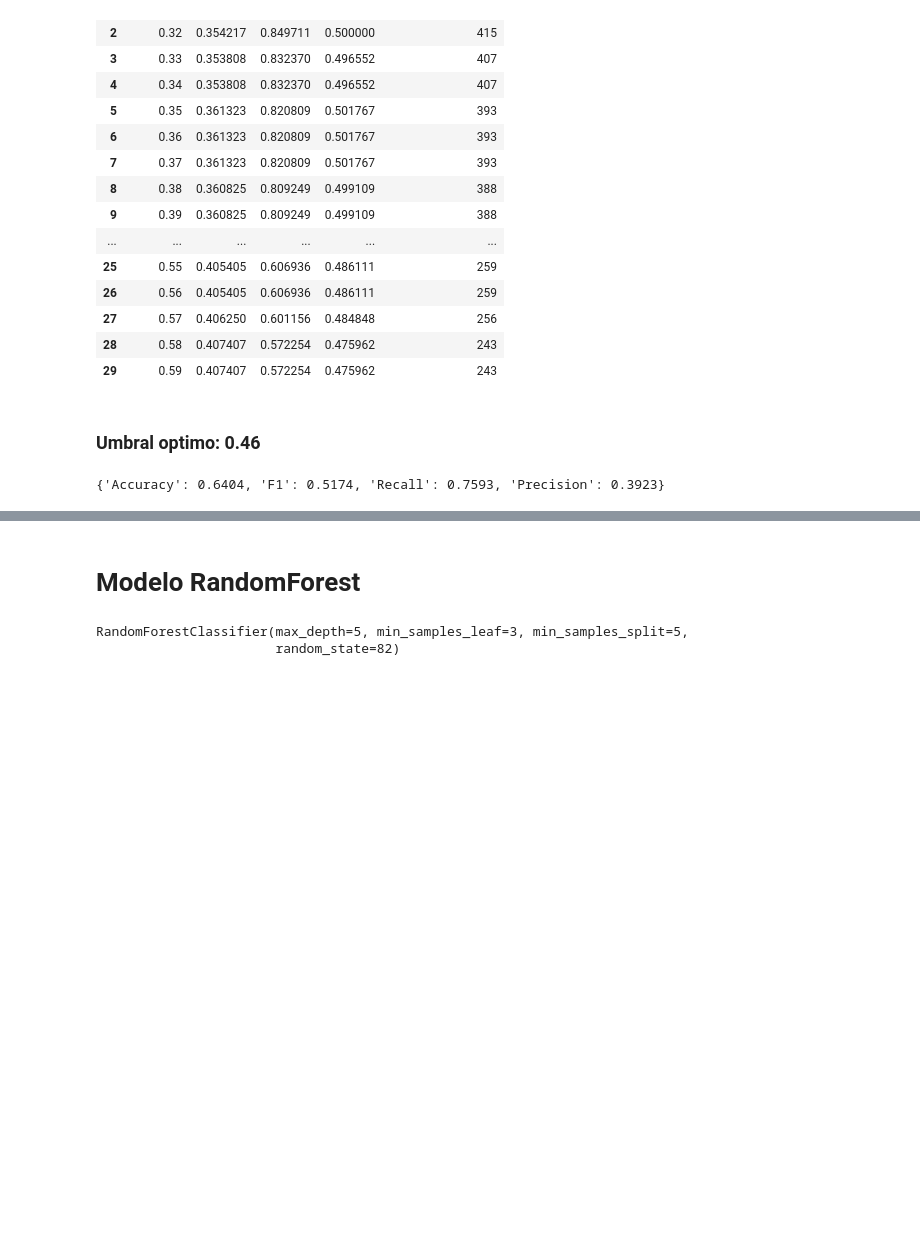
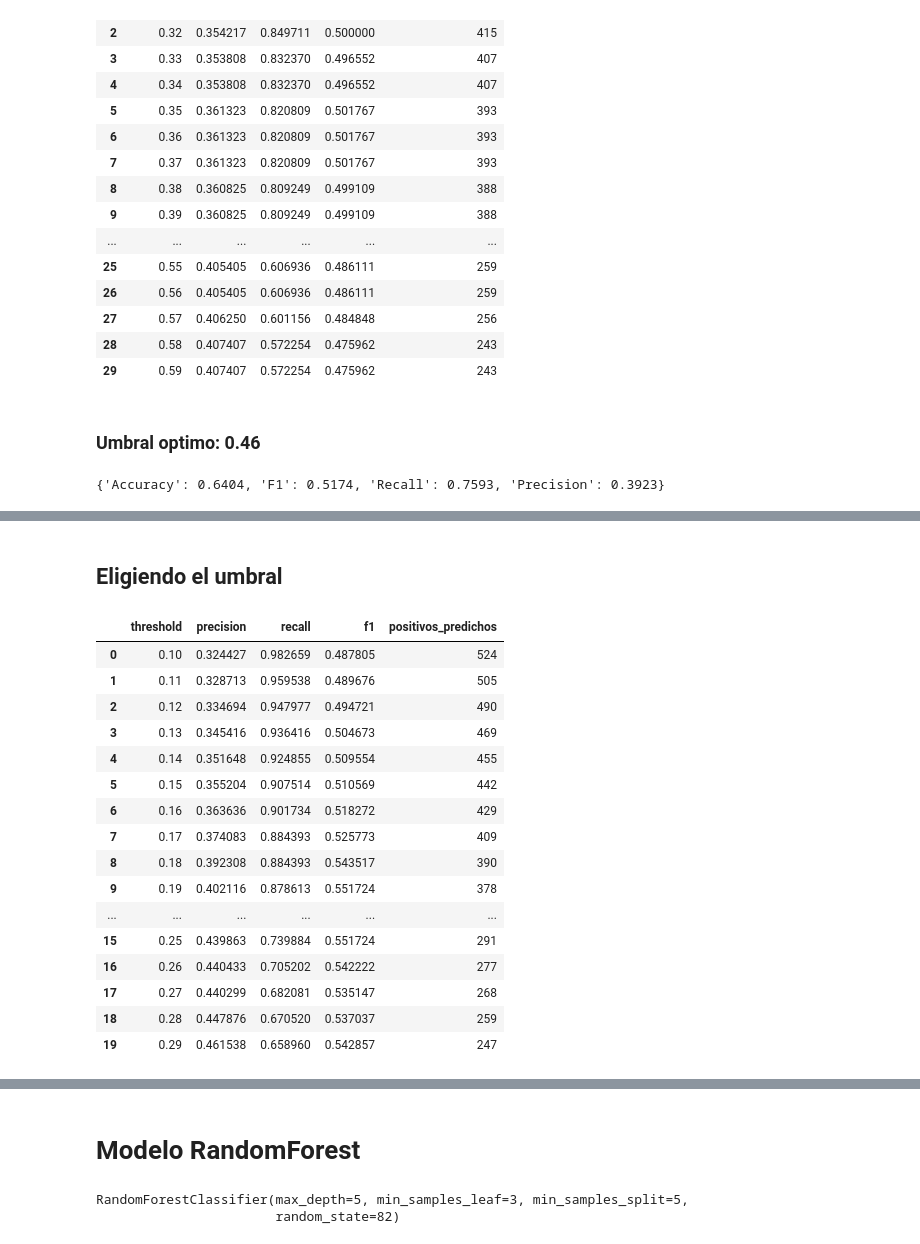
Before and after one commit to GuilleLondero/churn_insight_hackathon, a Jupyter notebook: data_science/notebooks/optimizacion_modelos.ipynb, the cells around one changed output, grey strips where cells are left out. Drawn from its saved outputs; the diff is of its cells as text; code cells hidden in the pictures; blank space fills up the shorter version.

```diff
--- a/data_science/notebooks/optimizacion_modelos.ipynb
+++ b/data_science/notebooks/optimizacion_modelos.ipynb
@@ -1413,0 +1483,2 @@ print(metricas_test)
+# %%
+random_search.fit(X_train, y_train)
@@ -1413,0 +1536,40 @@ print(metricas_test)
+# %% [markdown]
+## Eligiendo el umbral
+# %%
+y_proba = best_xgb_sbc.predict_proba(X_val)[:, 1]
+
+thresholds = np.arange(0.1, 0.3, 0.01)
+
+rows = []
+
+for t in thresholds:
+    y_pred = (y_proba >= t).astype(int)
+
+    rows.append({
+        "threshold": t,
+        "precision": precision_score(y_val, y_pred, zero_division=0),
+        "recall": recall_score(y_val, y_pred),
+        "f1": f1_score(y_val, y_pred),
+        "positivos_predichos": y_pred.sum()
+    })
+
+df_thresholds = pd.DataFrame(rows)
+df_thresholds
+# %% [output]
+|  | threshold | precision | recall | f1 | positivos_predichos |
+| 0 | 0.10 | 0.324427 | 0.982659 | 0.487805 | 524 |
+| 1 | 0.11 | 0.328713 | 0.959538 | 0.489676 | 505 |
+| 2 | 0.12 | 0.334694 | 0.947977 | 0.494721 | 490 |
+| 3 | 0.13 | 0.345416 | 0.936416 | 0.504673 | 469 |
+| 4 | 0.14 | 0.351648 | 0.924855 | 0.509554 | 455 |
+| 5 | 0.15 | 0.355204 | 0.907514 | 0.510569 | 442 |
+| 6 | 0.16 | 0.363636 | 0.901734 | 0.518272 | 429 |
+| 7 | 0.17 | 0.374083 | 0.884393 | 0.525773 | 409 |
+| 8 | 0.18 | 0.392308 | 0.884393 | 0.543517 | 390 |
+| 9 | 0.19 | 0.402116 | 0.878613 | 0.551724 | 378 |
+| ... | ... | ... | ... | ... | ... |
+| 15 | 0.25 | 0.439863 | 0.739884 | 0.551724 | 291 |
+| 16 | 0.26 | 0.440433 | 0.705202 | 0.542222 | 277 |
+| 17 | 0.27 | 0.440299 | 0.682081 | 0.535147 | 268 |
+| 18 | 0.28 | 0.447876 | 0.670520 | 0.537037 | 259 |
+| 19 | 0.29 | 0.461538 | 0.658960 | 0.542857 | 247 |
```
Also changed, not shown: parts of 29 cells of this notebook.
